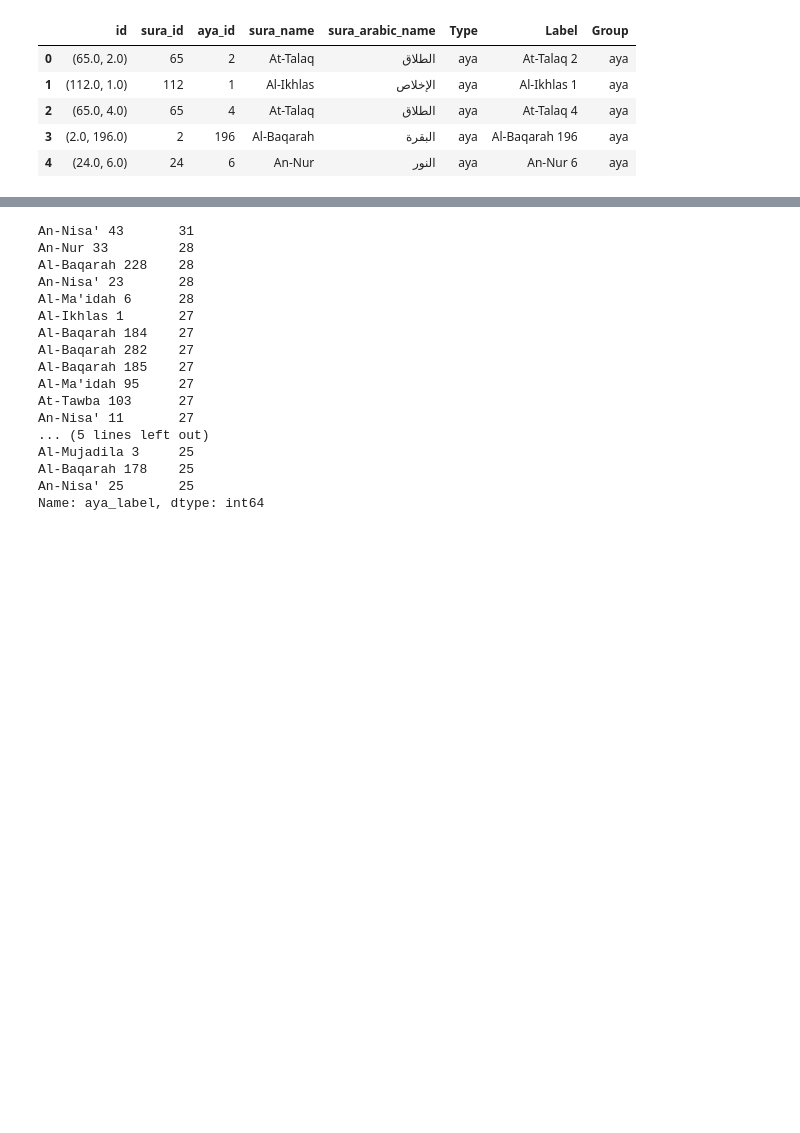
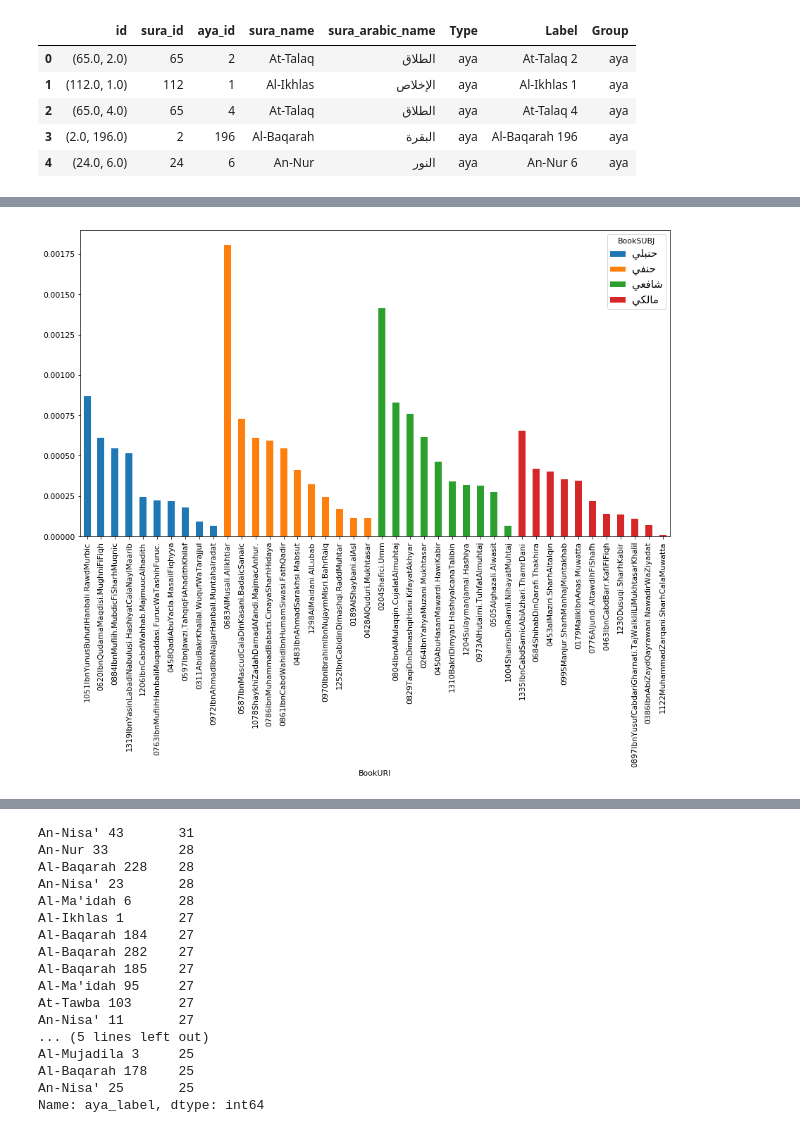
Before and after one commit to arabic-digital-humanities/adhtools, a Jupyter notebook: notebooks/QuranQuotesNetwork.ipynb, the cells around one changed output, grey strips where cells are left out. Saved outputs shown, nothing was run; the diff lists cells and outputs as text; code cells hidden in the pictures; blank space fills up the shorter version.

```diff
--- a/notebooks/QuranQuotesNetwork.ipynb
+++ b/notebooks/QuranQuotesNetwork.ipynb
@@ -54,0 +65,13 @@ Schools: ['حنبلي', 'حنفي', 'شافعي', 'مالكي']
+# %%
+# Relative of quotes per book (divided by length of book) , sorted per school
+nr_tokens_per_book = merged_df.groupby(['BookURI', 'BookSUBJ'])['Number_of_tokens'].min()
+rel_count_per_book = merged_df.groupby(['BookURI', 'BookSUBJ'])['Weight'].sum() / nr_tokens_per_book
+rel_count_per_book = rel_count_per_book.unstack()
+barplot = rel_count_per_book.sort_values(list(rel_count_per_book.columns), ascending=False).plot(kind='bar', stacked=True, figsize=(15,8))
+leg = barplot.axes.get_legend()
+for t in leg.get_texts():
+    t.set_text(reshape_arabic(t.get_text()))
+    t.set_fontsize(15)
+plt.show()
+# %% [output]
+[figure, added]
```
Also changed, not shown: parts of 24 cells of this notebook.
